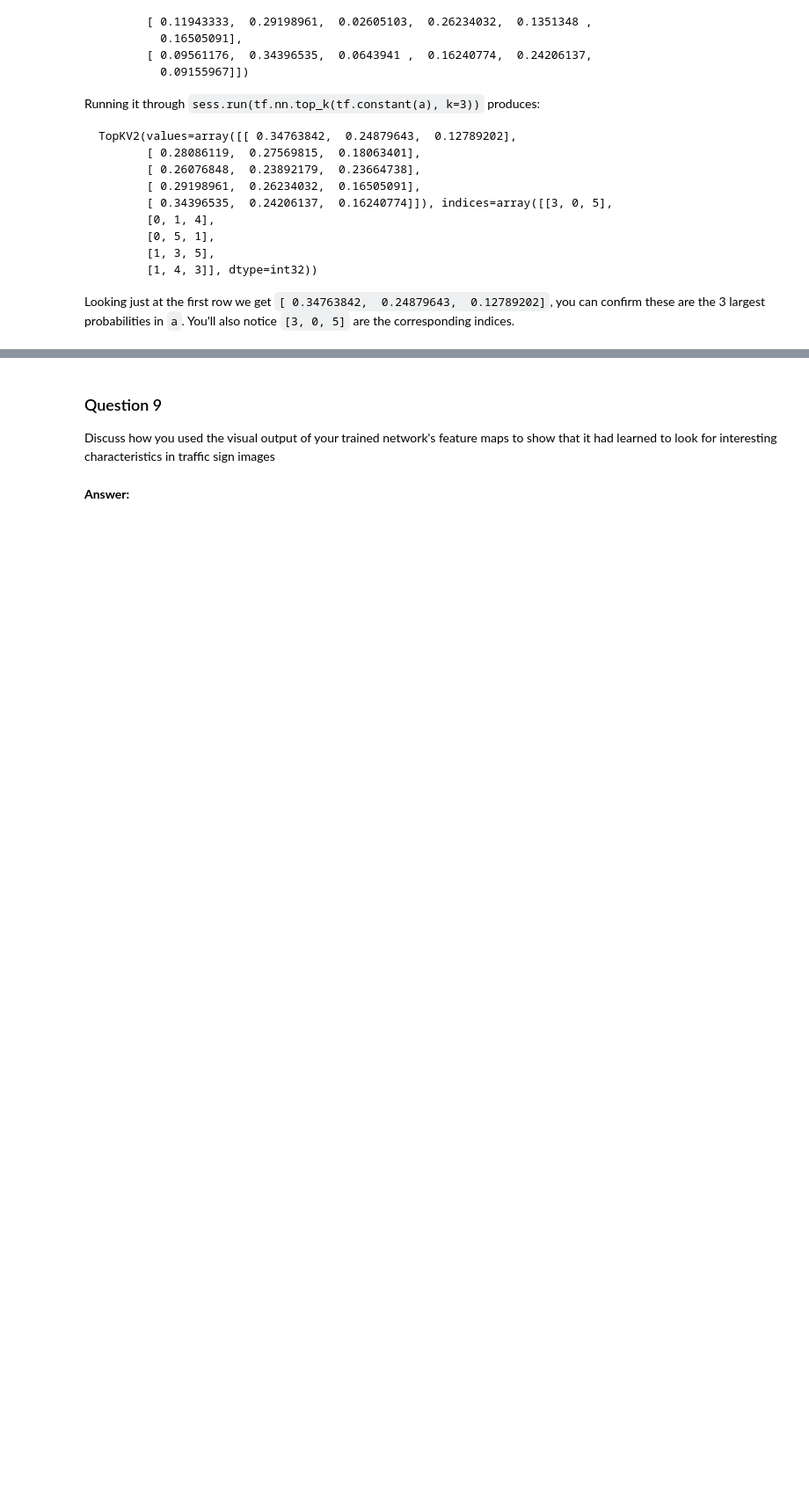
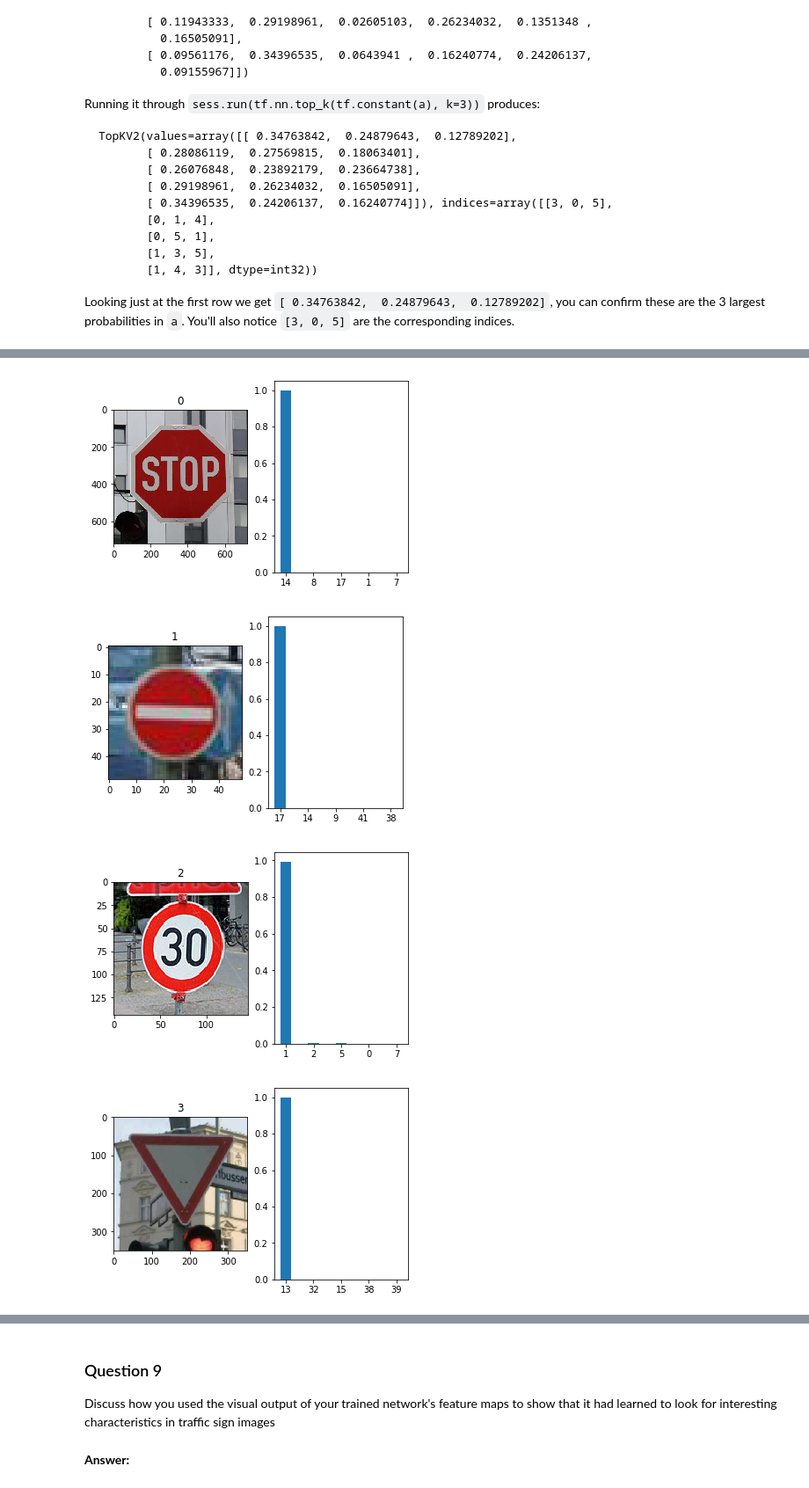
Before and after one commit to chengshy/CarND-Traffic-Sign-Classifier-Project, a Jupyter notebook: Traffic_Sign_Classifier.ipynb, the cells around one changed output, grey strips where cells are left out. Shown: that part at 88% size. Saved outputs shown, nothing was run; the diff lists cells and outputs as text; code cells hidden in the pictures; blank space fills up the shorter version.

```diff
--- a/Traffic_Sign_Classifier.ipynb
+++ b/Traffic_Sign_Classifier.ipynb
@@ -757,0 +758,15 @@ TopKV2(values=array([[  9.99973655e-01,   5.79103244e-06,   3.86669035e-06,
+# %%
+for i in range(len(X_web)):
+    f, axarr = plt.subplots(1,2)
+    axarr[0].imshow(web_test_images[i])
+    axarr[0].set_title(i)
+    axarr[1].bar(range(0, 2*len(X_web), 2), top5_label.values[i, :], align='center')
+    labels = [j for j in top5_label.indices[i]]
+    labels.insert(0,0)
+    axarr[1].set_xticklabels(labels)
+plt.show()
+# %% [output]
+[figure, added]
+[figure, added]
+[figure, added]
+[figure, added]
```
Also changed, not shown: parts of 11 cells of this notebook.
